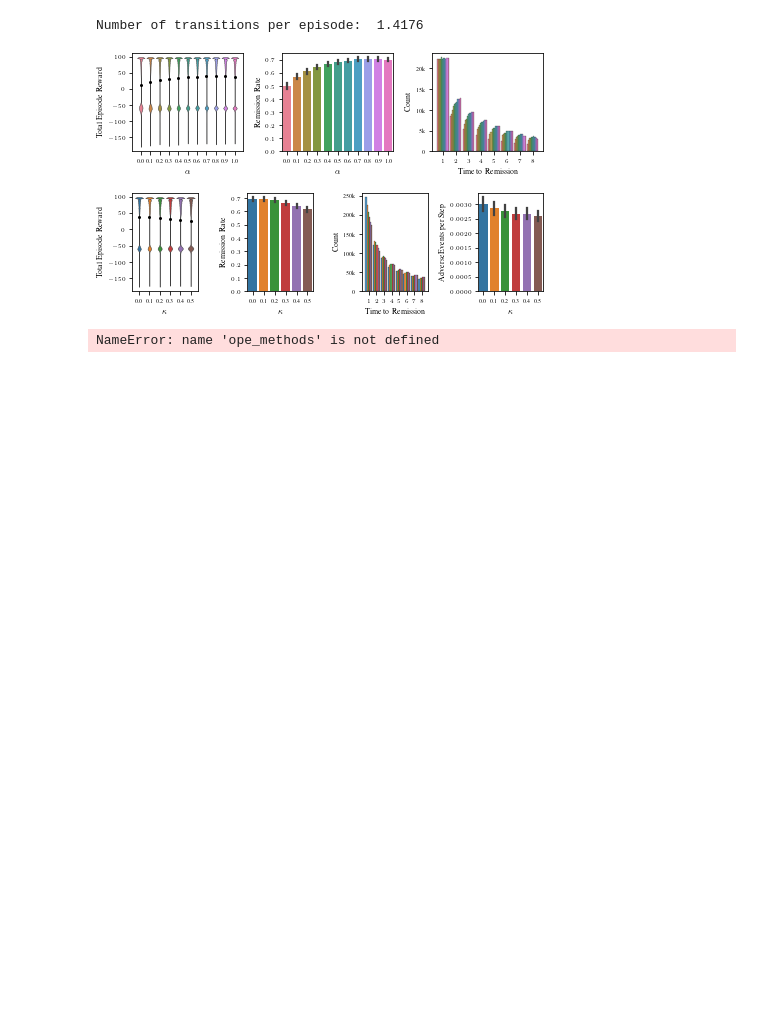
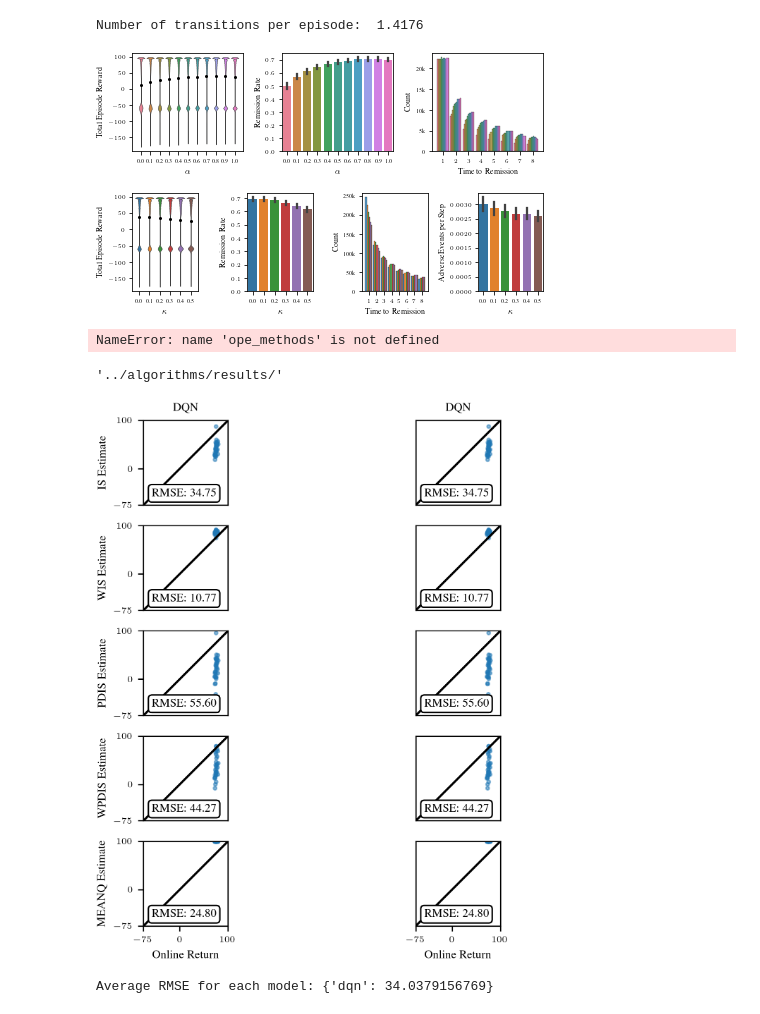
Before and after one commit to masonhargrave/EpiCare, a Jupyter notebook: figures/figures.ipynb, the cells around one changed output. Cells and saved outputs as stored; diff of their text form; code cells hidden in the pictures; blank space fills up the shorter version.

```diff
--- a/figures/figures.ipynb
+++ b/figures/figures.ipynb
@@ -1561,9 +1554,13 @@ plt.savefig("ttr_and_rmse.pdf")  # Save as high-resolution image
 plt.show()
 # %% [output]
 NameError: name 'ope_methods' is not defined
+# %%
+results_directory
+# %% [output]
+'../algorithms/results/'
 # %%
-ope_methods = ["is", "wis", "pdis", "wpdis"]
-models = ["awac", "edac", "td3_bc", "iql", "cql"]
+ope_methods = ["is", "wis", "pdis", "wpdis", "meanq"]
+models = ["dqn", "dqn"]
 
 # Create a figure with subplots
 fig, axes = plt.subplots(
@@ -1597,30 +1594,33 @@ for col, model in enumerate(models):
         axes[row, col].set_xticks([])
         axes[row, col].set_yticks([])
 
         # Add RMSE as an insert
         axes[row, col].text(
             0.1,
             0.2,
             f"RMSE: {rmse:0.2f}",
             transform=axes[row, col].transAxes,
             verticalalignment="top",
             bbox=dict(boxstyle="round,pad=0.3", alpha=1.0, facecolor="white"),
         )
 
 for row in range(len(ope_methods)):
     axes[row, 0].set_ylabel(ope_methods[row].upper() + " Estimate")
     axes[row, 0].set_yticks([-75, 0, 100])
 
 for col in range(len(models)):
     axes[0, col].set_title(models[col].upper())
     axes[-1, col].set_xlabel("Online Return")
     axes[-1, col].xaxis.tick_bottom()
     axes[-1, col].set_xticks([-75, 0, 100])
 
 plt.tight_layout()
 plt.savefig("ope_scatter.pdf")  # Save as high-resolution image
 plt.show()
 
 # Calculate and print average RMSE for each model
 average_rmse = {model: np.mean(rmses) for model, rmses in model_rmse.items()}
 print("Average RMSE for each model:", average_rmse)
+# %% [output]
+[figure, added]
+Average RMSE for each model: {'dqn': 34.0379156769}
```
Also changed, not shown: parts of 1 cell of this notebook, 2 other files.
